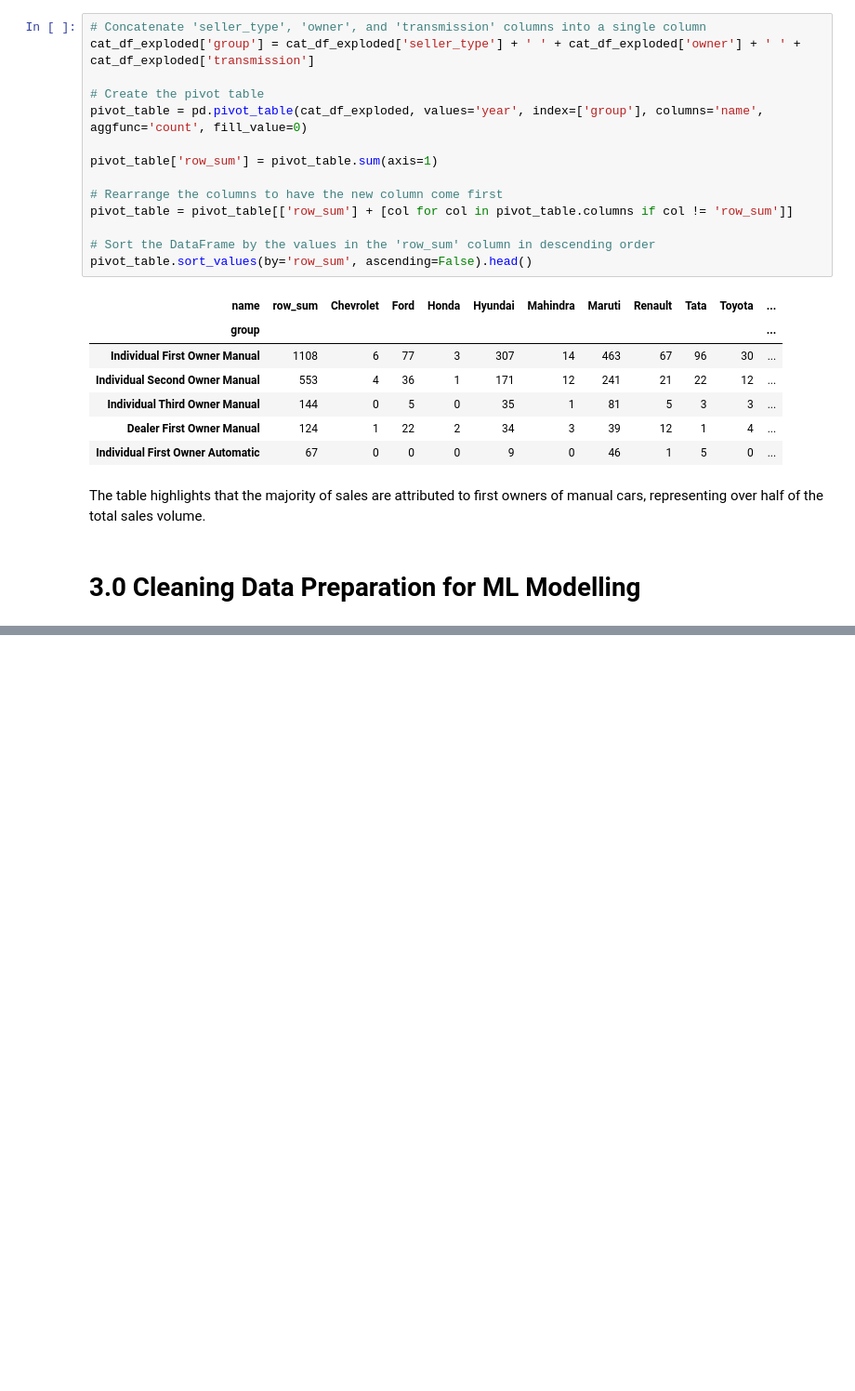
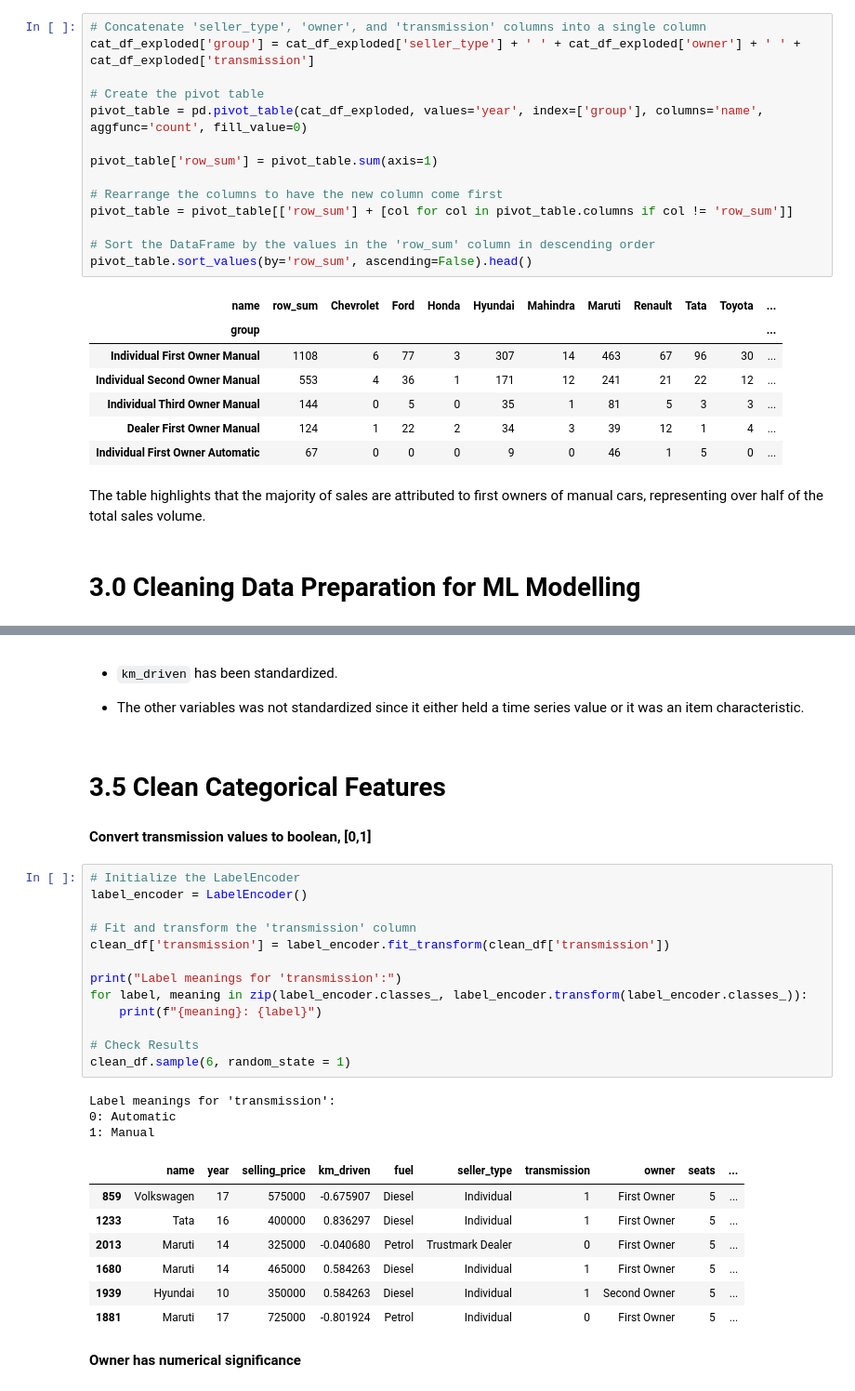
Before and after one commit to 10ken/car_price_prediction, a Jupyter notebook: car_price_analysis.ipynb, the cells around one changed output, grey strips where cells are left out. Shown at 93% size. Drawn from its saved outputs; the diff is of its cells as text; blank space fills up the shorter version.

```diff
--- a/car_price_analysis.ipynb
+++ b/car_price_analysis.ipynb
@@ -673,0 +801,34 @@ The table highlights that the majority of sales are attributed to first owners o
+# %% [markdown]
+- `km_driven` has been standardized.
+
+- The other variables was not standardized since it either held a time series value or it was an item characteristic.
+# %% [markdown]
+# 3.5 Clean Categorical Features
+# %% [markdown]
+**Convert transmission values to boolean, [0,1]**
+# %%
+# Initialize the LabelEncoder
+label_encoder = LabelEncoder()
+
+# Fit and transform the 'transmission' column
+clean_df['transmission'] = label_encoder.fit_transform(clean_df['transmission'])
+
+print("Label meanings for 'transmission':")
+for label, meaning in zip(label_encoder.classes_, label_encoder.transform(label_encoder.classes_)):
+    print(f"{meaning}: {label}")
+
+# Check Results
+clean_df.sample(6, random_state = 1)
+# %% [output]
+Label meanings for 'transmission':
+0: Automatic
+1: Manual
+|  | name | year | selling_price | km_driven | fuel | seller_type | transmission | owner | seats | ... |
+| 859 | Volkswagen | 17 | 575000 | -0.675907 | Diesel | Individual | 1 | First Owner | 5 | ... |
+| 1233 | Tata | 16 | 400000 | 0.836297 | Diesel | Individual | 1 | First Owner | 5 | ... |
+| 2013 | Maruti | 14 | 325000 | -0.040680 | Petrol | Trustmark Dealer | 0 | First Owner | 5 | ... |
+| 1680 | Maruti | 14 | 465000 | 0.584263 | Diesel | Individual | 1 | First Owner | 5 | ... |
+| 1939 | Hyundai | 10 | 350000 | 0.584263 | Diesel | Individual | 1 | Second Owner | 5 | ... |
+| 1881 | Maruti | 17 | 725000 | -0.801924 | Petrol | Individual | 0 | First Owner | 5 | ... |
+# %% [markdown]
+**Owner has numerical significance**
```
Also changed, not shown: parts of 34 cells of this notebook, 2 other files.
